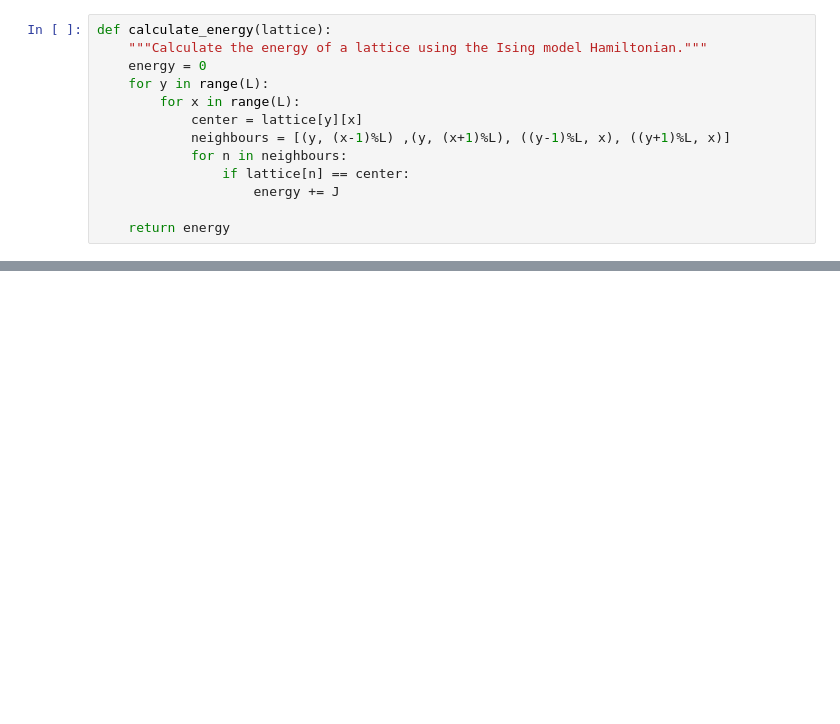
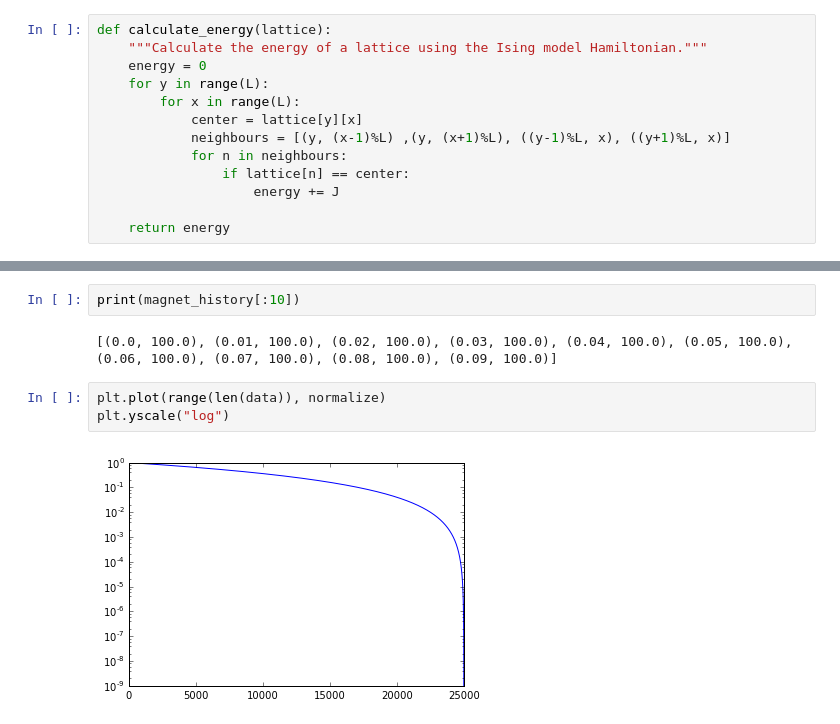
Before and after one commit to teunzwart/bachelor-project, a Jupyter notebook: code/Metropolis-Ising.ipynb, the cells around one changed output, grey strips where cells are left out. Cells and saved outputs as stored; diff of their text form; blank space fills up the shorter version.

```diff
--- a/code/Metropolis-Ising.ipynb
+++ b/code/Metropolis-Ising.ipynb
@@ -105,0 +124,9 @@ magnet_history[:10]
+# %%
+print(magnet_history[:10])
+# %% [output]
+[(0.0, 100.0), (0.01, 100.0), (0.02, 100.0), (0.03, 100.0), (0.04, 100.0), (0.05, 100.0), (0.06, 100.0), (0.07, 100.0), (0.08, 100.0), (0.09, 100.0)]
+# %%
+plt.plot(range(len(data)), normalize)
+plt.yscale("log")
+# %% [output]
+[figure, added]
```
Also changed, not shown: parts of 8 cells of this notebook.
